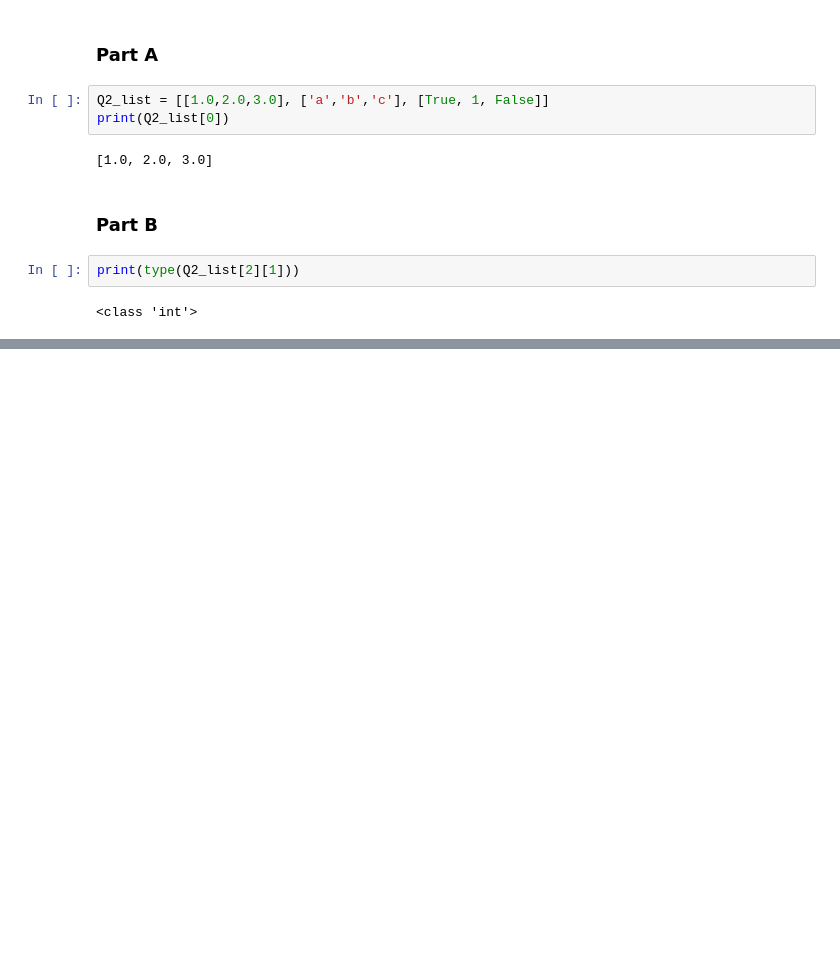
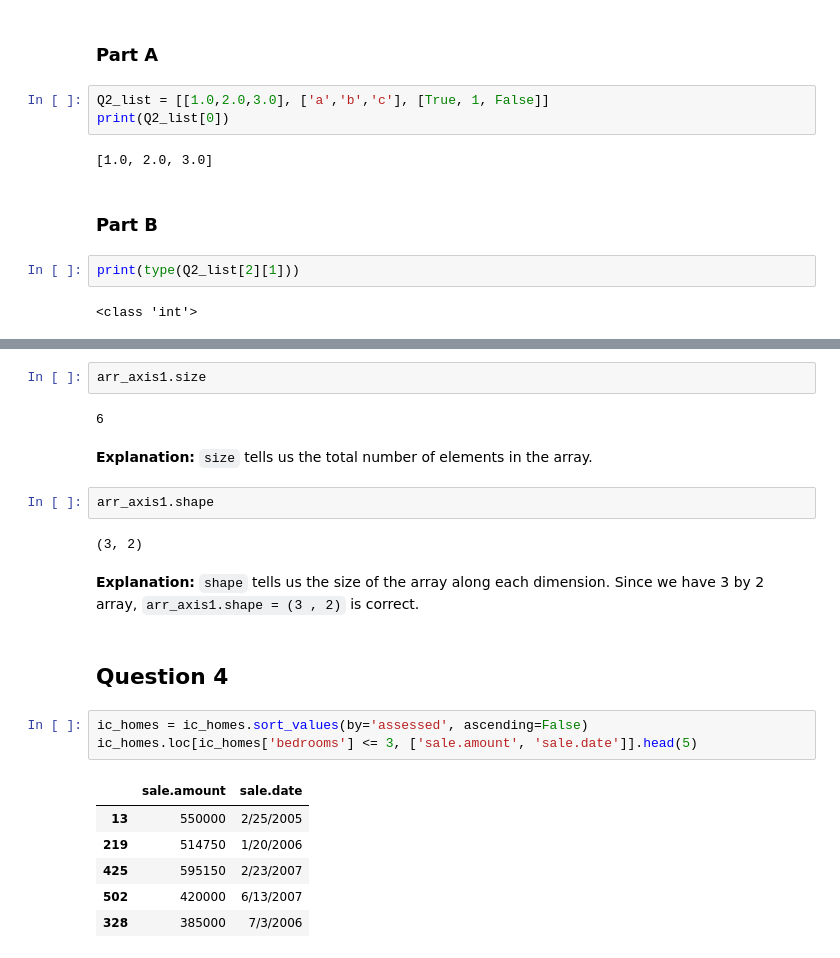
Before and after one commit to khanhdo05/Intro-to-ML, a Jupyter notebook: lab1.ipynb, the cells around one changed output, grey strips where cells are left out. Drawn from its saved outputs; the diff is of its cells as text; blank space fills up the shorter version.

```diff
--- a/lab1.ipynb
+++ b/lab1.ipynb
@@ -36,0 +66,24 @@ print(type(Q2_list[2][1]))
+# %%
+arr_axis1.size
+# %% [output]
+6
+# %% [markdown]
+**Explanation:** `size` tells us the total number of elements in the array.
+# %%
+arr_axis1.shape
+# %% [output]
+(3, 2)
+# %% [markdown]
+**Explanation:** `shape` tells us the size of the array along each dimension. Since we have 3 by 2 array, `arr_axis1.shape = (3 , 2)` is correct.
+# %% [markdown]
+## Question 4
+# %%
+ic_homes = ic_homes.sort_values(by='assessed', ascending=False)
+ic_homes.loc[ic_homes['bedrooms'] <= 3, ['sale.amount', 'sale.date']].head(5)
+# %% [output]
+|  | sale.amount | sale.date |
+| 13 | 550000 | 2/25/2005 |
+| 219 | 514750 | 1/20/2006 |
+| 425 | 595150 | 2/23/2007 |
+| 502 | 420000 | 6/13/2007 |
+| 328 | 385000 | 7/3/2006 |
```
Also changed, not shown: parts of 20 cells of this notebook, 4 other files.
